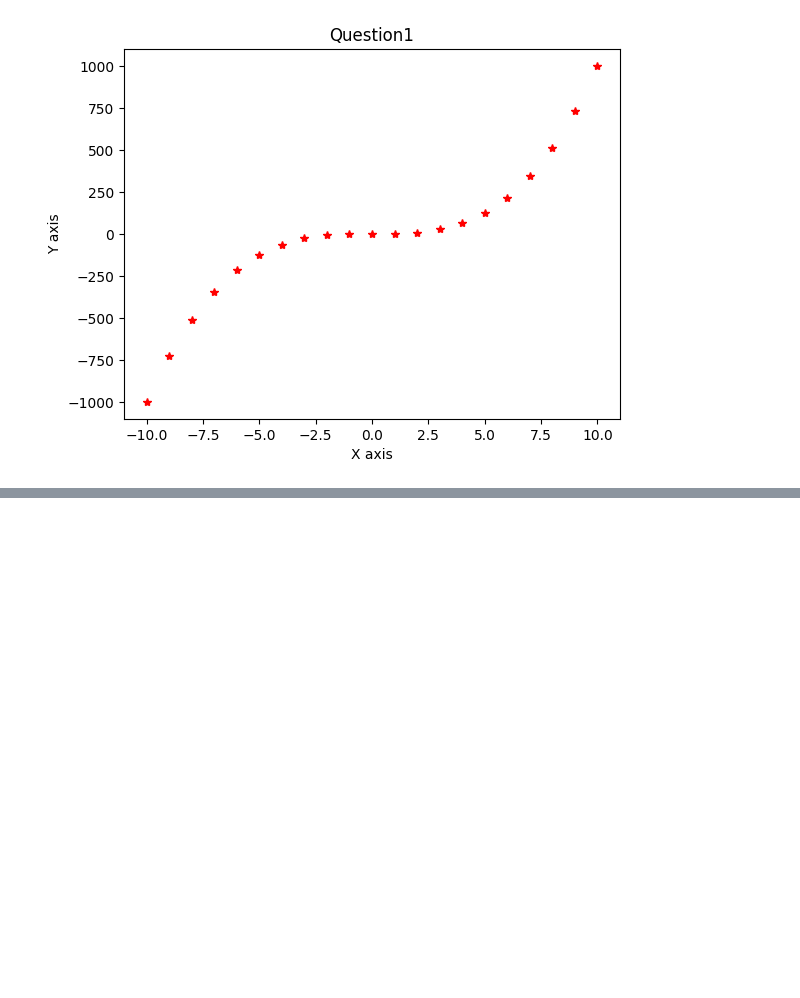
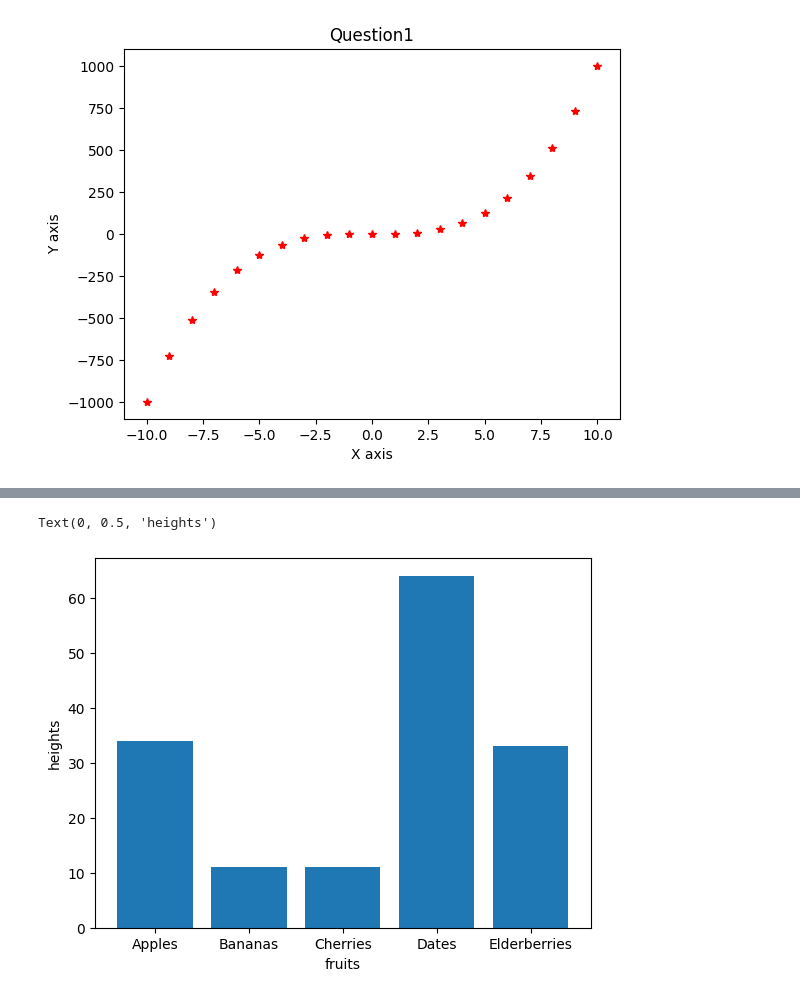
Before and after one commit to RitikSareen/AIPractice, a Jupyter notebook: Matplolib/practice.ipynb, the cells around one changed output, grey strips where cells are left out. Saved outputs shown, nothing was run; the diff lists cells and outputs as text; code cells hidden in the pictures; blank space fills up the shorter version.

```diff
--- a/Matplolib/practice.ipynb
+++ b/Matplolib/practice.ipynb
@@ -369,0 +379,7 @@ for i in range(rows):
+# %%
+plt.bar(categories,heights)
+plt.xlabel('fruits')
+plt.ylabel('heights')
+# %% [output]
+Text(0, 0.5, 'heights')
+[figure, added]
```
Also changed, not shown: parts of 4 cells of this notebook.
